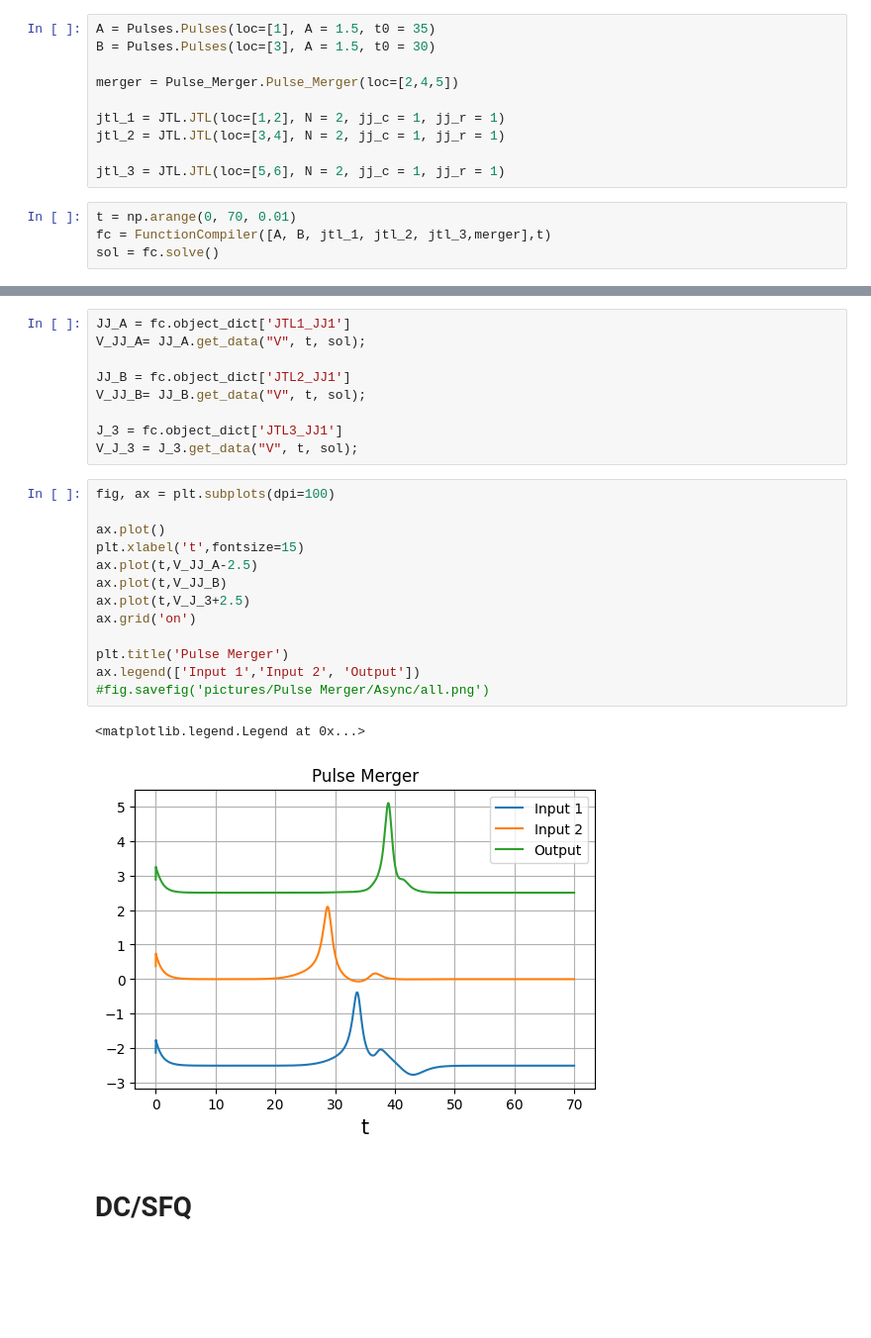
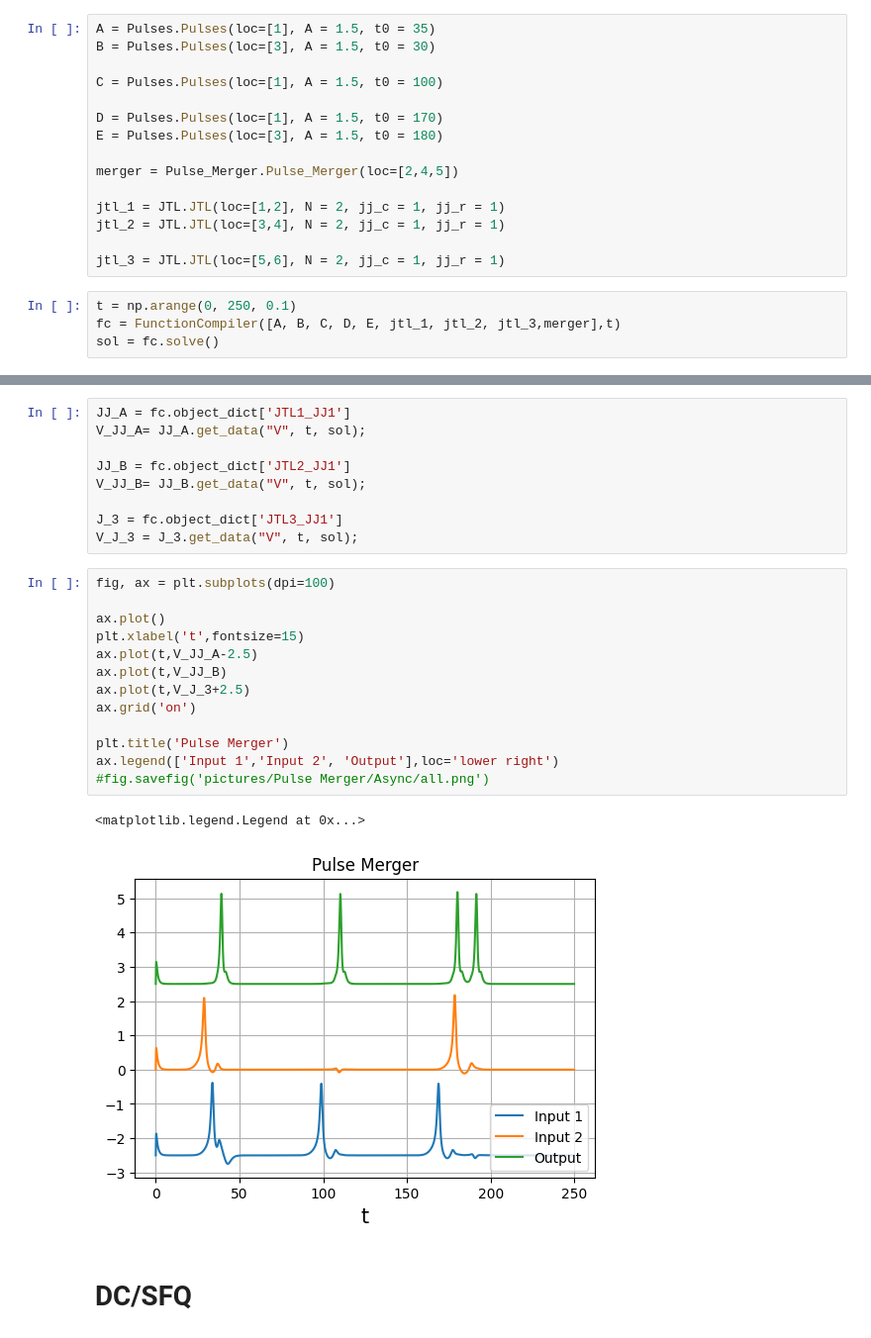
Before and after one commit to gausseuler60/SymSC_Python, a Jupyter notebook: Test_Elements.ipynb, the cells around one changed output, grey strips where cells are left out. Shown: that part at 99% size. Saved outputs shown, nothing was run; the diff lists cells and outputs as text; blank space fills up the shorter version.

```diff
--- a/Test_Elements.ipynb
+++ b/Test_Elements.ipynb
@@ -339,6 +339,11 @@ from FunctionCompiler import *
 # %%
 A = Pulses.Pulses(loc=[1], A = 1.5, t0 = 35)
 B = Pulses.Pulses(loc=[3], A = 1.5, t0 = 30)
+
+C = Pulses.Pulses(loc=[1], A = 1.5, t0 = 100)
+
+D = Pulses.Pulses(loc=[1], A = 1.5, t0 = 170)
+E = Pulses.Pulses(loc=[3], A = 1.5, t0 = 180)
 
 merger = Pulse_Merger.Pulse_Merger(loc=[2,4,5])
 
@@ -347,7 +352,7 @@ jtl_2 = JTL.JTL(loc=[3,4], N = 2, jj_c = 1, jj_r = 1)
 
 jtl_3 = JTL.JTL(loc=[5,6], N = 2, jj_c = 1, jj_r = 1)
 # %%
-t = np.arange(0, 70, 0.01)
-fc = FunctionCompiler([A, B, jtl_1, jtl_2, jtl_3,merger],t)
+t = np.arange(0, 250, 0.1)
+fc = FunctionCompiler([A, B, C, D, E, jtl_1, jtl_2, jtl_3,merger],t)
 sol = fc.solve()
 # %% [output]
@@ -364,19 +369,19 @@ V_J_3 = J_3.get_data("V", t, sol);
 # %%
 fig, ax = plt.subplots(dpi=100)
 
 ax.plot()
 plt.xlabel('t',fontsize=15)
 ax.plot(t,V_JJ_A-2.5)
 ax.plot(t,V_JJ_B)
 ax.plot(t,V_J_3+2.5)
 ax.grid('on')
 
 plt.title('Pulse Merger')
-ax.legend(['Input 1','Input 2', 'Output'])
+ax.legend(['Input 1','Input 2', 'Output'],loc='lower right')
 #fig.savefig('pictures/Pulse Merger/Async/all.png')
 # %% [output]
 <matplotlib.legend.Legend at 0x...>
-[figure, old version]
+[figure, new version]
 # %% [markdown]
 # DC/SFQ
 # %%
```
Also changed, not shown: parts of 7 cells of this notebook, 3 other files.
